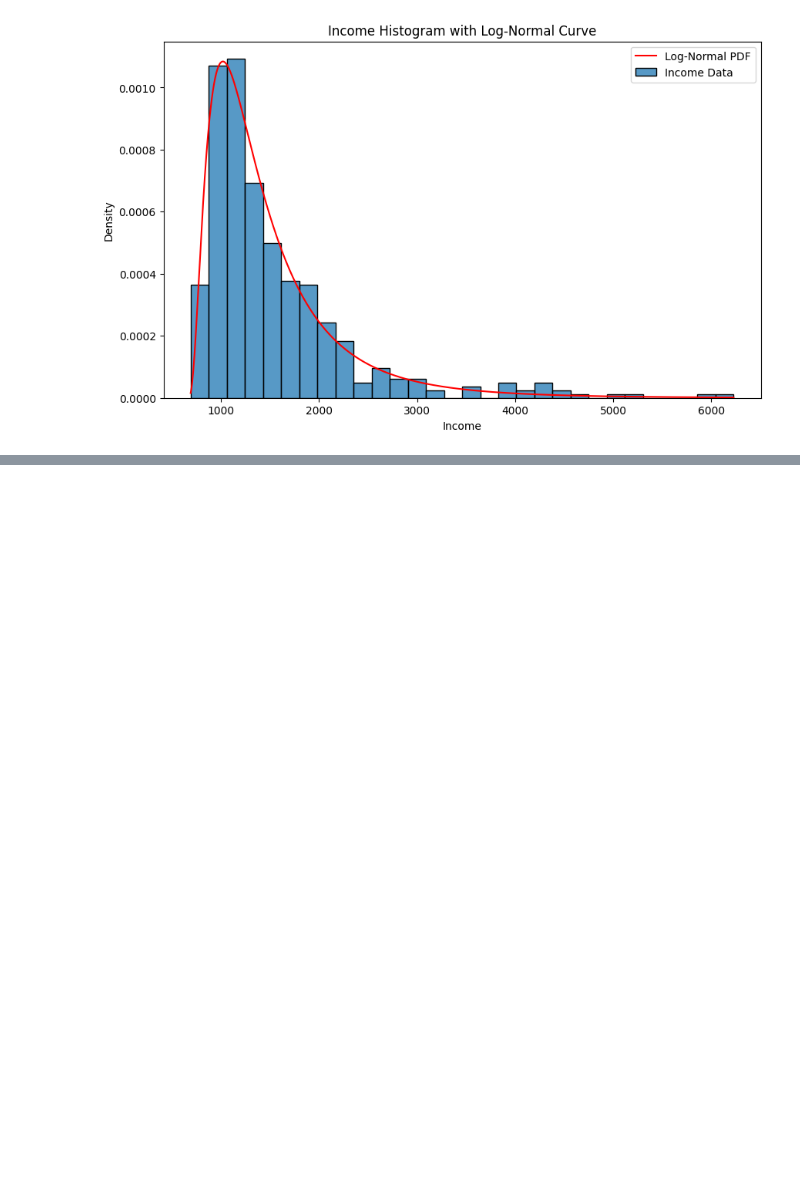
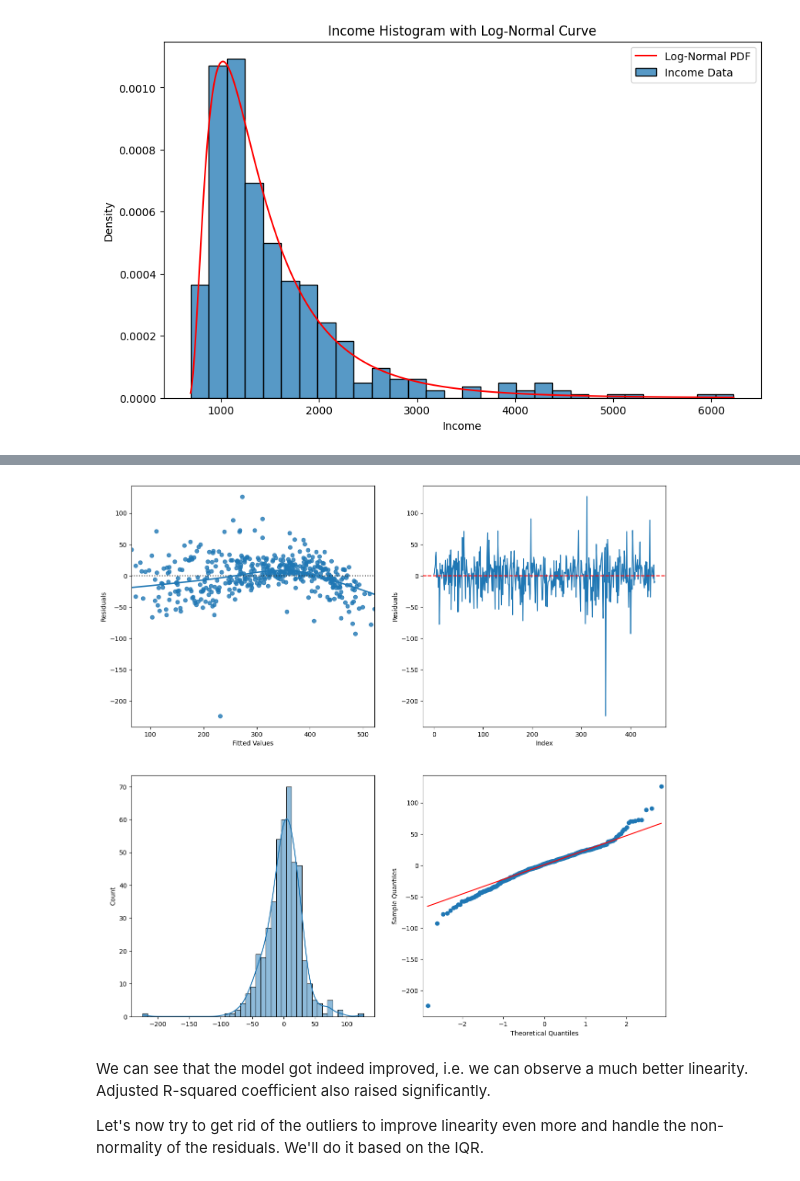
Before and after one commit to Sivvak/sml, a Jupyter notebook: hw1/SML_project1.ipynb, the cells around one changed output, grey strips where cells are left out. Cells and saved outputs as stored; diff of their text form; code cells hidden in the pictures; blank space fills up the shorter version.

```diff
--- a/hw1/SML_project1.ipynb
+++ b/hw1/SML_project1.ipynb
@@ -788,0 +881,11 @@ plt.show()
+# %%
+data_encoded["log_income"] = np.log(data_encoded["income"])
+data_encoded["income_times_savings"] = data_encoded["income"] * data_encoded["savings"]
+
+X = data_encoded.drop(columns=["id", "expenses"])
+y = data_encoded["expenses"]
+
+X = sm.add_constant(X)
+
+model_improved = sm.OLS(y, X.astype(float)).fit()
+print(model_improved.summary())
@@ -788,0 +910,27 @@ plt.show()
+# %%
+def aggregated_benchmark(model):
+    _, axes = plt.subplots(2, 2, figsize=(15, 15))
+
+    sns.residplot(x=model.fittedvalues, y=model.resid, lowess=True, ax=axes[0][0])
+    axes[0][0].set_xlabel("Fitted Values")
+    axes[0][0].set_ylabel("Residuals")
+
+    axes[0][1].plot(model.resid, linestyle="-")
+    axes[0][1].axhline(y=0, color="r", linestyle="--")
+    axes[0][1].set_xlabel("Index")
+    axes[0][1].set_ylabel("Residuals")
+
+    sns.histplot(model.resid, kde=True, ax=axes[1][0])
+
+    sm.qqplot(model.resid, line="q", ax=axes[1][1])
+
+    plt.show()
+
+
+aggregated_benchmark(model_improved)
+# %% [output]
+[figure, added]
+# %% [markdown]
+We can see that the model got indeed improved, i.e. we can observe a much better linearity. Adjusted R-squared coefficient also raised significantly.
+
+Let's now try to get rid of the outliers to improve linearity even more and handle the non-normality of the residuals. We'll do it based on the IQR.
```
Also changed, not shown: parts of 37 cells of this notebook.
